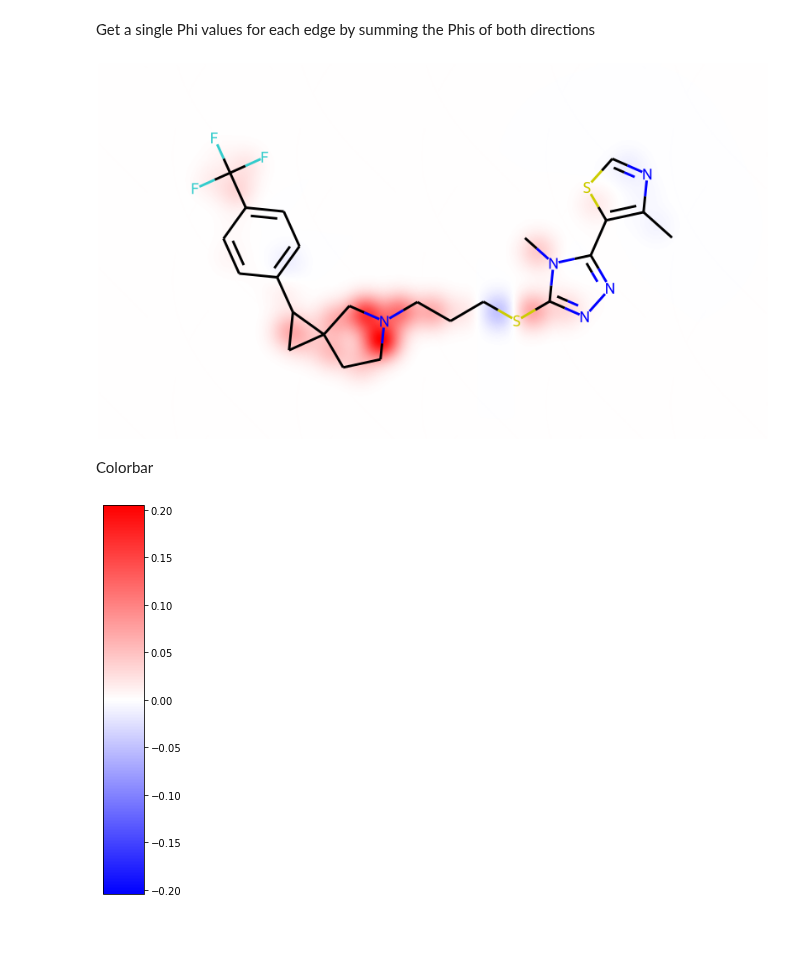
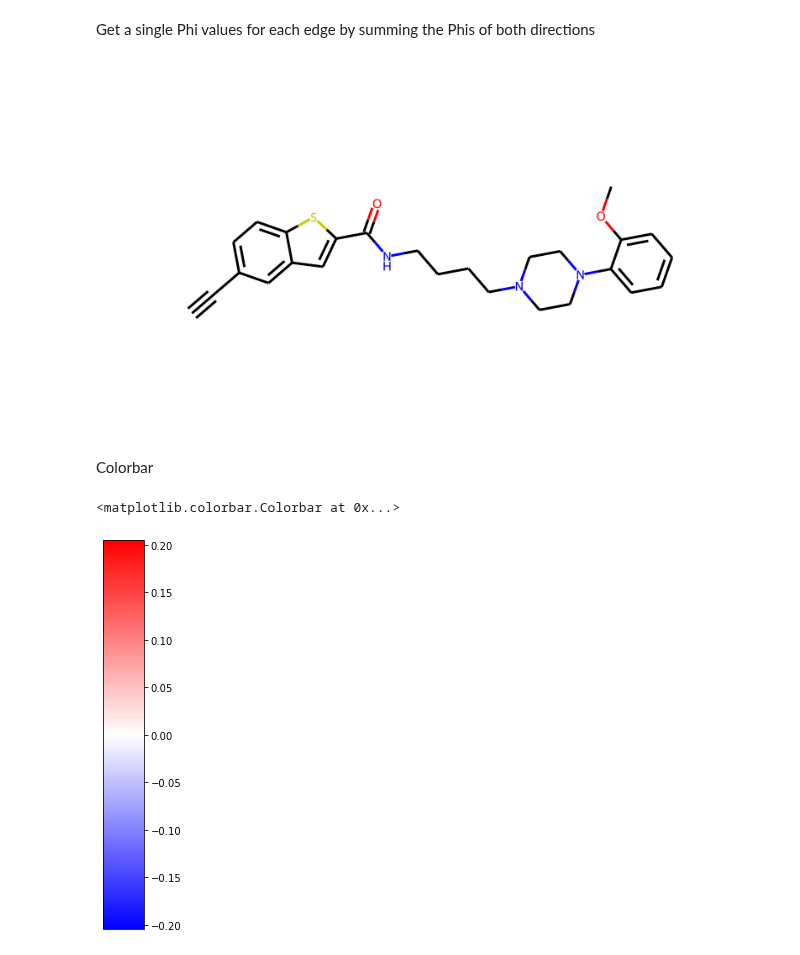
Before and after one commit to AndMastro/EdgeSHAPer, a Jupyter notebook: src/explanations_visualizer.ipynb, the cells around one changed output. Saved outputs shown, nothing was run; the diff lists cells and outputs as text; code cells hidden in the pictures.

```diff
--- a/src/explanations_visualizer.ipynb
+++ b/src/explanations_visualizer.ipynb
@@ -12,7 +12,7 @@ from rdkit_heatmaps.utils import transform2png
 # %% [markdown]
 ### Definition and preparation of an exemplary compound.
 # %%
-test_cpd_smile = "Cc1ncsc1-c1nnc(SCCCN2CCC3(CC3c3ccc(C(F)(F)F)cc3)C2)n1C"
+test_cpd_smile = "C#Cc1ccc2sc(C(=O)NCCCCN3CCN(c4ccccc4OC)CC3)cc2c1" #"Cc1ncsc1-c1nnc(SCCCN2CCC3(CC3c3ccc(C(F)(F)F)cc3)C2)n1C"
 test_mol = Chem.MolFromSmiles(test_cpd_smile)
 test_mol = Draw.PrepareMolForDrawing(test_mol)
 
@@ -179,12 +179,13 @@ for i in range(len(phi)):
 
 # rdkit_bonds_phi
 # %%
-canvas = mapvalues2mol(test_mol, None, rdkit_bonds_phi, atom_width=0.2, bond_length=0.5, bond_width=0.5) #TBD: only one direction for edges? bonds weights is wrt rdkit bonds order?
+# canvas = mapvalues2mol(test_mol, None, rdkit_bonds_phi, atom_width=0.2, bond_length=0.5, bond_width=0.5) #TBD: only one direction for edges? bonds weights is wrt rdkit bonds order?
+canvas = mapvalues2mol(test_mol, None, rdkit_bonds_phi, atom_width=0, bond_length=0, bond_width=0)
 img = transform2png(canvas.GetDrawingText())
-# img.save("molecule.png")
+img.save("molecule_300dpi.png", dpi = (300,300))
 img
 # %% [output]
-[figure, old version]
+[figure, new version]
 # %% [markdown]
 Colorbar
 # %%
@@ -206,8 +207,9 @@ pl.legend("Shapley values magnitude", loc="upper left")
 cax = pl.axes([0.1, 0.2, 0.8, 0.6]) #horizontal
 pl.xticks( [-0.20, 0.20], ["A", "bb"])
 pl.colorbar(orientation="vertical", cax=cax)
-pl.savefig("../color_bars/colorbar_edgeshaper_generals", dpi = 300, bbox_inches='tight')
+# pl.savefig("../color_bars/colorbar_edgeshaper_generals", dpi = 300, bbox_inches='tight')
 # %% [output]
+<matplotlib.colorbar.Colorbar at 0x...>
 [figure]
 # %%
 import matplotlib.pyplot as plt
```
Also changed, not shown: parts of 3 cells of this notebook, 4 other files.
